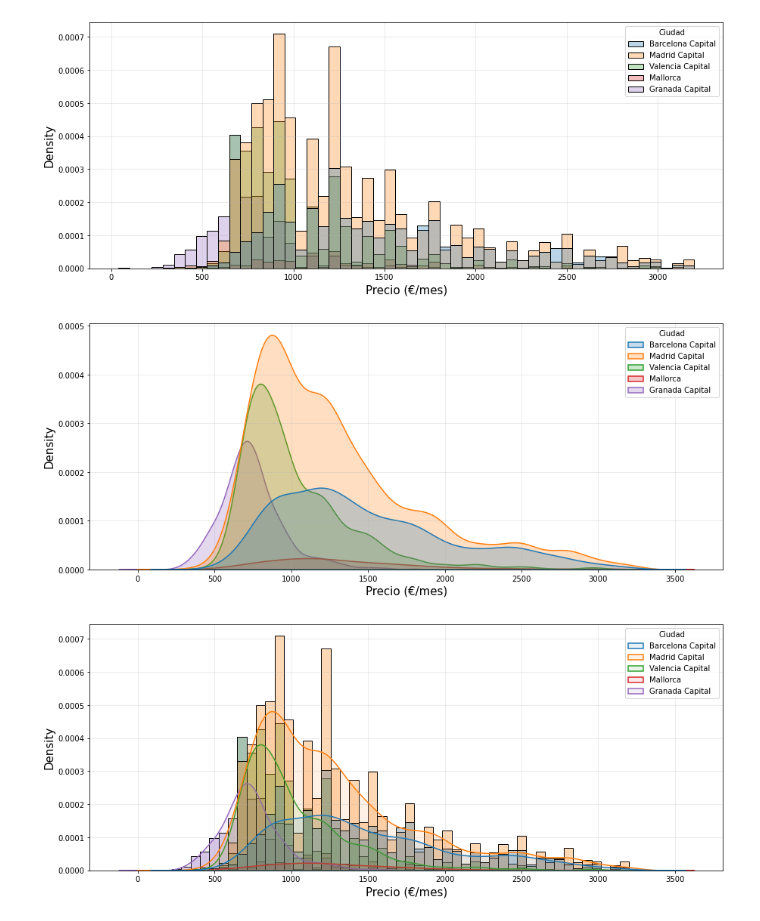
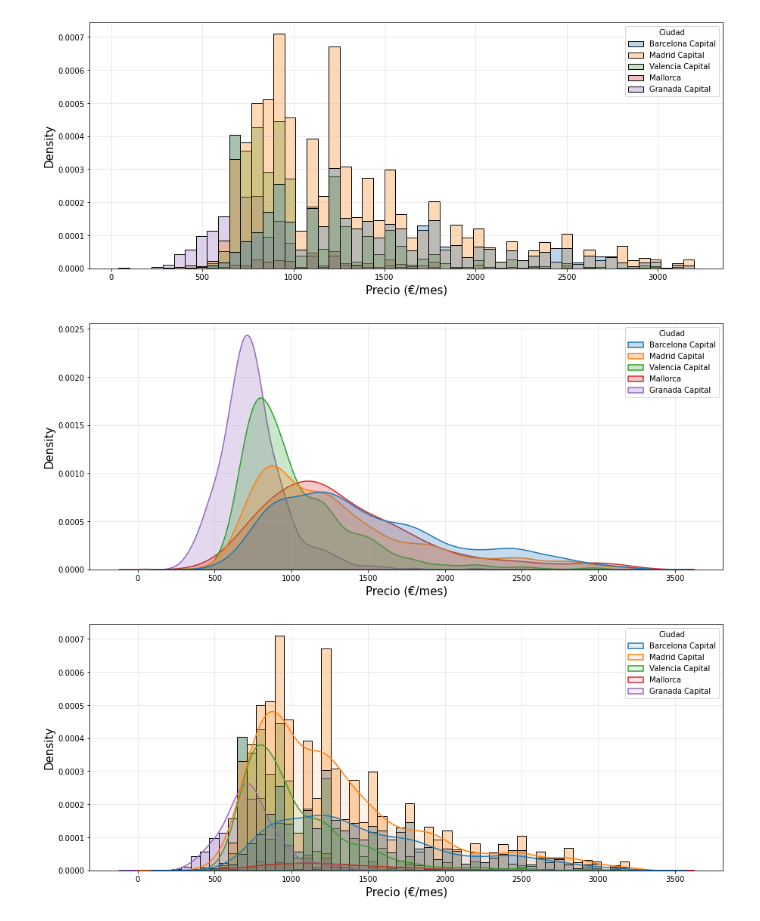
Before and after one commit to gvillalba86/rentBot, a Jupyter notebook: src/eda.ipynb, the cells around one changed output. Saved outputs shown, nothing was run; the diff lists cells and outputs as text; code cells hidden in the pictures.

```diff
--- a/src/eda.ipynb
+++ b/src/eda.ipynb
@@ -153,11 +153,11 @@ plt.show()
 # %%
 fig, ax = plt.subplots(figsize=(15,6))
 sns.kdeplot(x=df['Precio (€/mes)'], hue=df['Ciudad'], fill=True,
-            common_norm=True, palette="tab10", linewidth=1.5, alpha=.25)
+            common_norm=False, palette="tab10", linewidth=1.5, alpha=.25)
 ax.grid(alpha=.3)
 plt.show()
 # %% [output]
-[figure, old version]
+[figure, new version]
 # %%
 fig, ax = plt.subplots(figsize=(15,6))
 sns.histplot(df, x='Precio (€/mes)', hue='Ciudad', stat="density",
```
Also changed, not shown: parts of 5 cells of this notebook.
